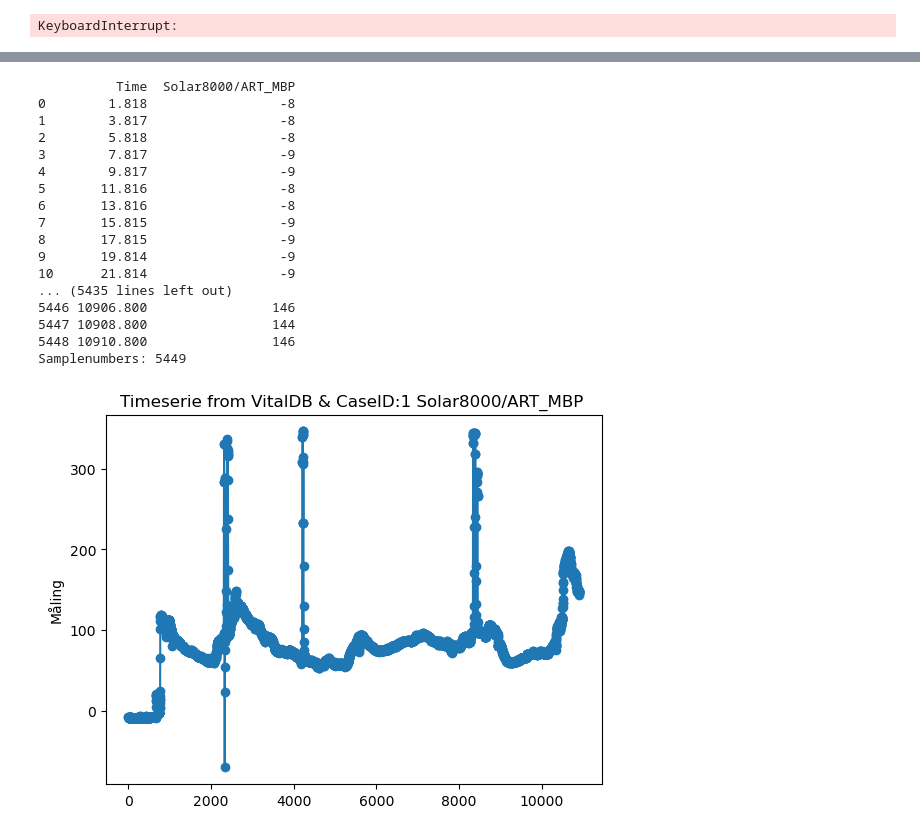
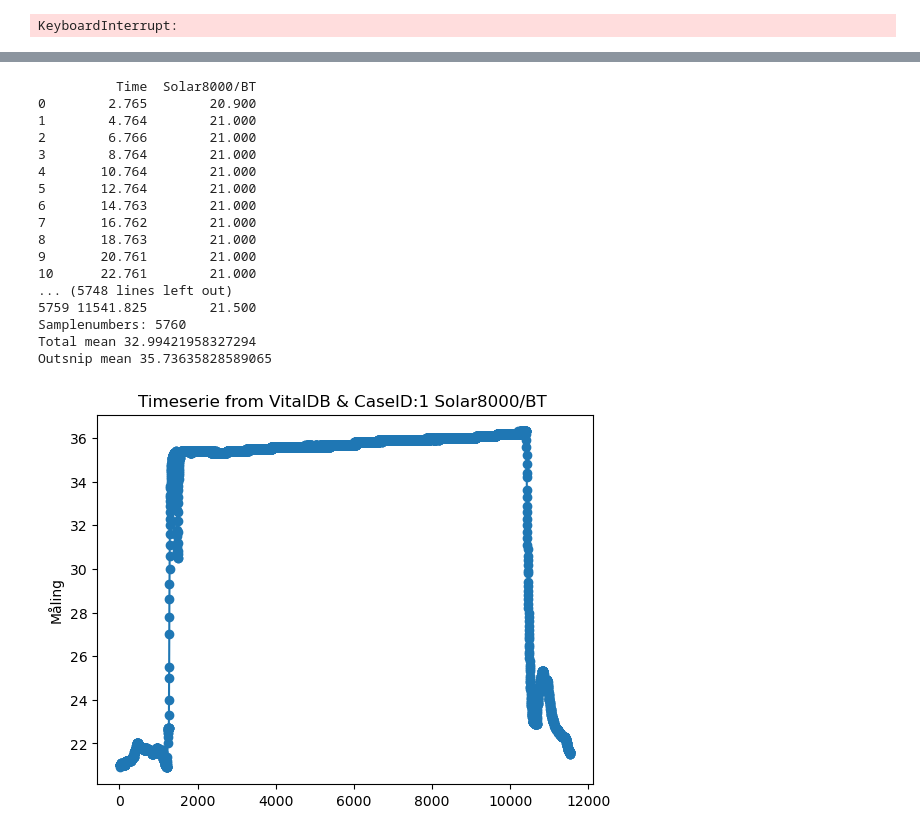
Before and after one commit to jennyskrytenjohnsen/P10, a Jupyter notebook: Preprocessing/myfirstnotebook.ipynb, the cells around one changed output, grey strips where cells are left out. Saved outputs shown, nothing was run; the diff lists cells and outputs as text; code cells hidden in the pictures.

```diff
--- a/Preprocessing/myfirstnotebook.ipynb
+++ b/Preprocessing/myfirstnotebook.ipynb
@@ -371,50 +372,59 @@ import matplotlib.pyplot as plt
 def caseid_and_variable(caseid, var_name):
     if not isinstance(caseid, int) or not isinstance(var_name, str):
         return "Unvalid input"
 
     trackid_df = df_tracklist[(df_tracklist['caseid'] == caseid) & (df_tracklist['tname'] == var_name)]
 
     row = trackid_df.iloc[0]  # Get the first row (if multiple exist)
     if trackid_df.empty:
         return f" No aviable data found for caseid {caseid} and variable '{var_name}'"
 
     return row['caseid'], row['tname'], row['tid']
 
-caseid, tname, trackid = caseid_and_variable(1,'Solar8000/ART_MBP')
+
+inputname = 'Solar8000/BT'
+caseid, tname, trackid = caseid_and_variable(1, inputname)
 
 
 #LOADER SIGNALET
 trackdata_url = f"http://api.vitaldb.net/{trackid}"
 response = requests.get(trackdata_url)
 trackdata = pd.read_csv(io.StringIO(response.text))
 print(trackdata)
 
 print('Samplenumbers:', len(trackdata['Time']))
 
+a = trackdata[inputname].mean()
+print('Total mean', a)
+b = trackdata[inputname].iloc[764:5074].mean()
+print('Outsnip mean', b)
+
+
+
 
 
 plt.plot(trackdata["Time"], trackdata.iloc[:, 1], marker='o', linestyle='-') # Plotte Time vs. måling
 #plt.xlabel("Tid (sekunder)")
 plt.ylabel("Måling")
-#plt.xlim(100,110)
+#plt.xlim(100,150)
 plt.title(f"Timeserie from VitalDB & CaseID:{caseid} {tname} ")
 plt.show()
 # %% [output]
-          Time  Solar8000/ART_MBP
-0        1.818                 -8
-1        3.817                 -8
-2        5.818                 -8
-3        7.817                 -9
-4        9.817                 -9
-5       11.816                 -8
-6       13.816                 -8
-7       15.815                 -9
-8       17.815                 -9
-9       19.814                 -9
-10      21.814                 -9
-... (5435 lines left out)
-5446 10906.800                146
-5447 10908.800                144
-5448 10910.800                146
-Samplenumbers: 5449
+          Time  Solar8000/BT
+0        2.765        20.900
+1        4.764        21.000
+2        6.766        21.000
+3        8.764        21.000
+4       10.764        21.000
+5       12.764        21.000
+6       14.763        21.000
+7       16.762        21.000
+8       18.763        21.000
+9       20.761        21.000
+10      22.761        21.000
+... (5748 lines left out)
+5759 11541.825        21.500
+Samplenumbers: 5760
+Total mean 32.99421958327294
+Outsnip mean 35.73635828589065
-[figure, old version]
+[figure, new version]
```
Also changed, not shown: parts of 4 cells of this notebook, 5 other files.
